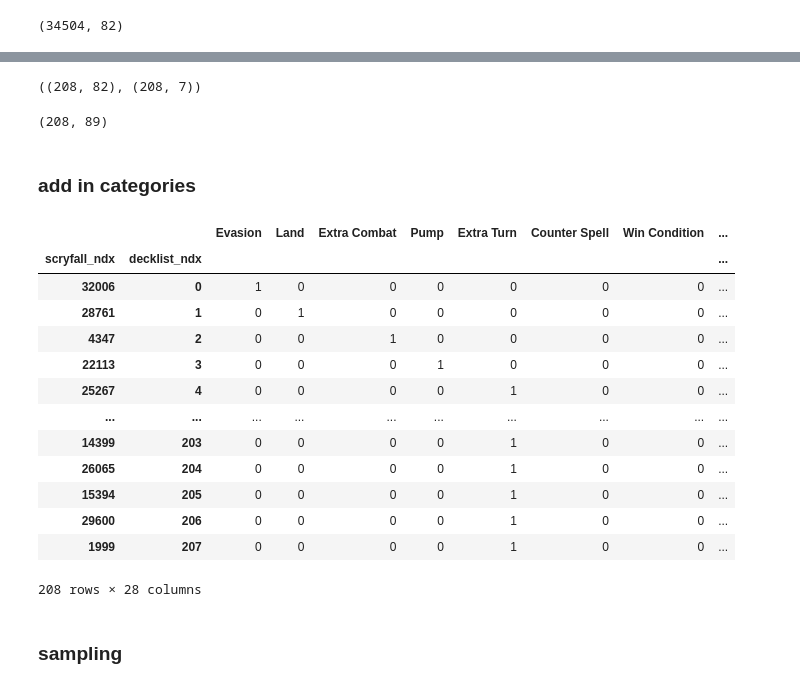
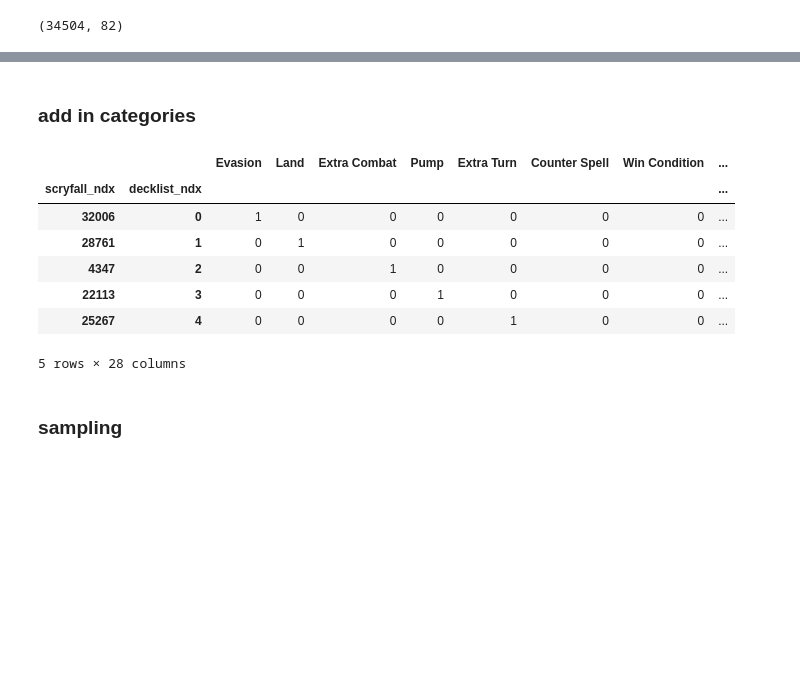
Before and after one commit to agrero/maptoken_mtg, a Jupyter notebook: sampler.ipynb, the cells around one changed output, grey strips where cells are left out. Cells and saved outputs as stored; diff of their text form; code cells hidden in the pictures; blank space fills up the shorter version.

```diff
--- a/sampler.ipynb
+++ b/sampler.ipynb
@@ -215,6 +246,11 @@ card_data.index = pd.MultiIndex.from_tuples(
     names=['scryfall_ndx','decklist_ndx']
 )
 
-card_data.shape, decklist.shape
+# join decklist and card_data
+# # add card_data indices to decklist
+
+# decklist and card_data shapes should be the same
+
+decklist.index = card_data.index
+
+card_data = pd.concat([card_data, decklist], axis=1)
-# %% [output]
-((208, 82), (208, 7))
@@ -230,28 +257,18 @@ card_data = pd.concat([card_data, decklist], axis=1)
-# %%
-card_data.shape
-# %% [output]
-(208, 89)
 # %% [markdown]
 ### add in categories
 # %%
 categories = expand_categories(card_data)
 # %%
-categories
+categories.head()
 # %% [output]
 |  |  | Evasion | Land | Extra Combat | Pump | Extra Turn | Counter Spell | Win Condition | ... |
 | scryfall_ndx | decklist_ndx |  |  |  |  |  |  |  | ... |
 | 32006 | 0 | 1 | 0 | 0 | 0 | 0 | 0 | 0 | ... |
 | 28761 | 1 | 0 | 1 | 0 | 0 | 0 | 0 | 0 | ... |
 | 4347 | 2 | 0 | 0 | 1 | 0 | 0 | 0 | 0 | ... |
 | 22113 | 3 | 0 | 0 | 0 | 1 | 0 | 0 | 0 | ... |
 | 25267 | 4 | 0 | 0 | 0 | 0 | 1 | 0 | 0 | ... |
-| ... | ... | ... | ... | ... | ... | ... | ... | ... | ... |
-| 14399 | 203 | 0 | 0 | 0 | 0 | 1 | 0 | 0 | ... |
-| 26065 | 204 | 0 | 0 | 0 | 0 | 1 | 0 | 0 | ... |
-| 15394 | 205 | 0 | 0 | 0 | 0 | 1 | 0 | 0 | ... |
-| 29600 | 206 | 0 | 0 | 0 | 0 | 1 | 0 | 0 | ... |
-| 1999 | 207 | 0 | 0 | 0 | 0 | 1 | 0 | 0 | ... |
-208 rows × 28 columns
+5 rows × 28 columns
 # %% [markdown]
 ### sampling
 # %%
```
Also changed, not shown: parts of 8 cells of this notebook.
